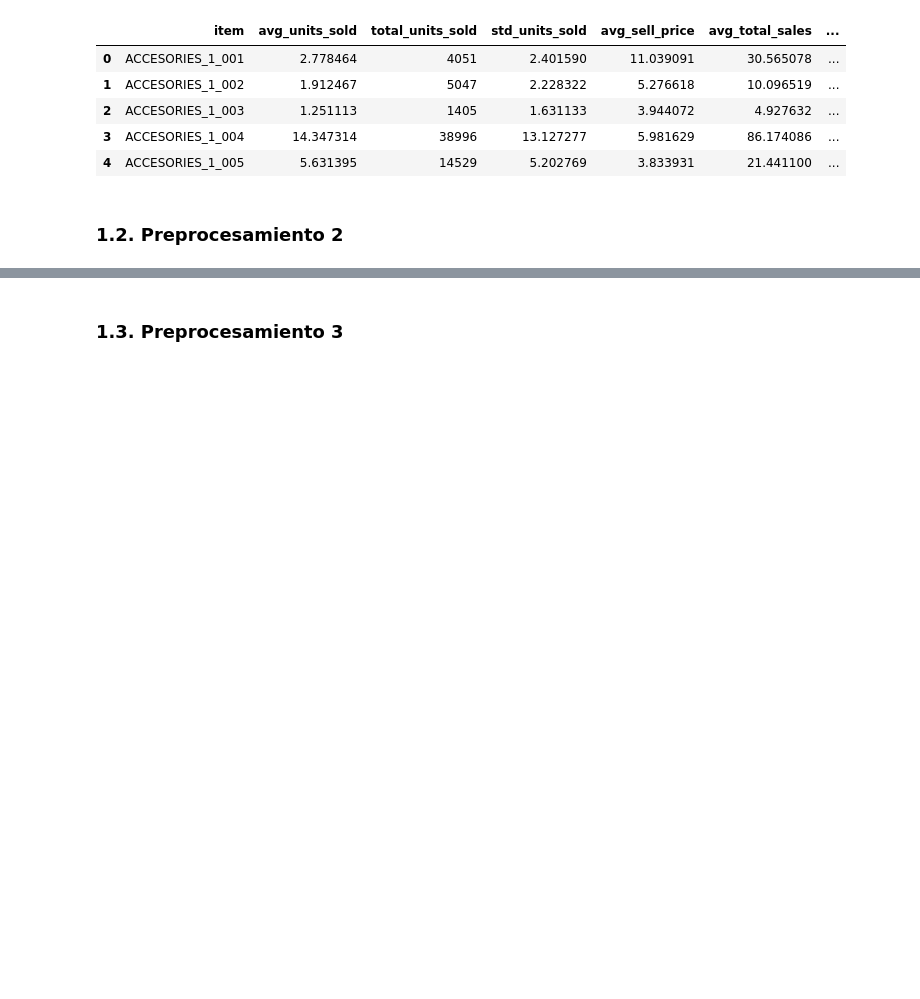
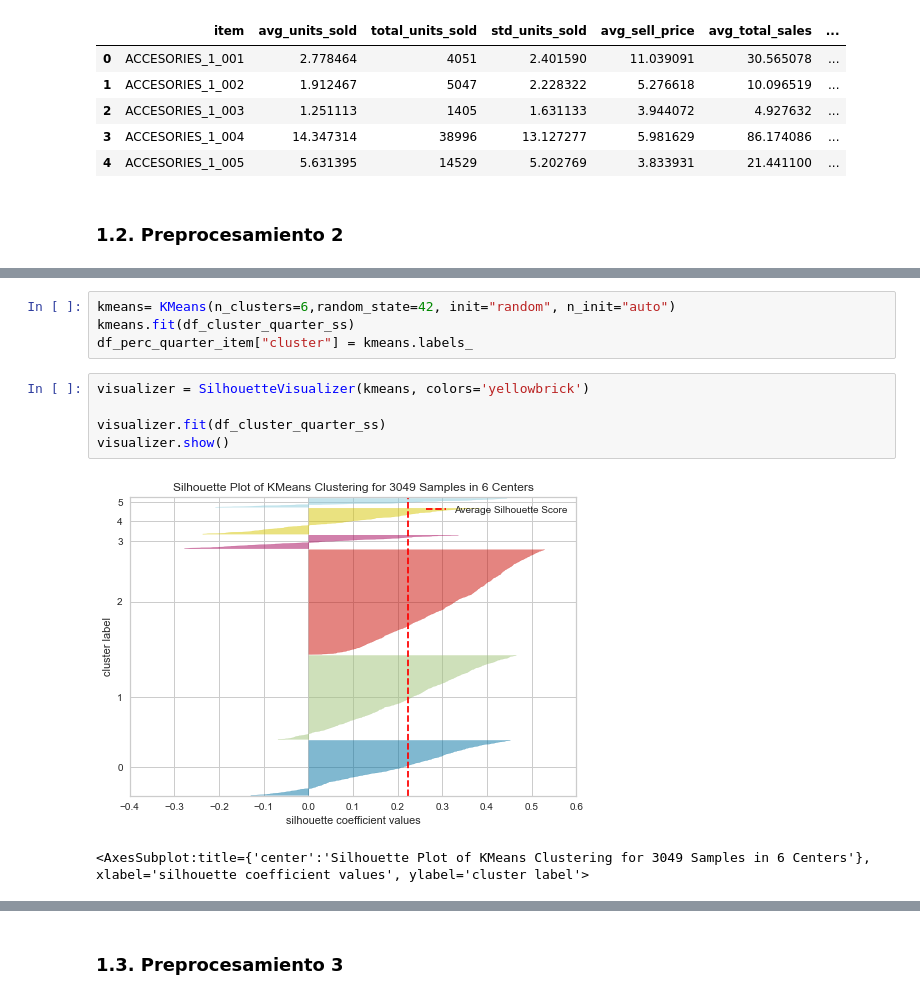
Before and after one commit to alitermat/capstone_retail_TFM, a Jupyter notebook: notebooks/Clustering_producto.ipynb, the cells around one changed output, grey strips where cells are left out. Cells and saved outputs as stored; diff of their text form; blank space fills up the shorter version.

```diff
--- a/notebooks/Clustering_producto.ipynb
+++ b/notebooks/Clustering_producto.ipynb
@@ -186,0 +275,12 @@ En una segunda iteración de clustering vamos a analizar el porcentaje de ventas
+# %%
+kmeans= KMeans(n_clusters=6,random_state=42, init="random", n_init="auto")
+kmeans.fit(df_cluster_quarter_ss)
+df_perc_quarter_item["cluster"] = kmeans.labels_
+# %%
+visualizer = SilhouetteVisualizer(kmeans, colors='yellowbrick')
+
+visualizer.fit(df_cluster_quarter_ss)
+visualizer.show()
+# %% [output]
+[figure, added]
+<AxesSubplot:title={'center':'Silhouette Plot of KMeans Clustering for 3049 Samples in 6 Centers'}, xlabel='silhouette coefficient values', ylabel='cluster label'>
```
Also changed, not shown: parts of 11 cells of this notebook.
